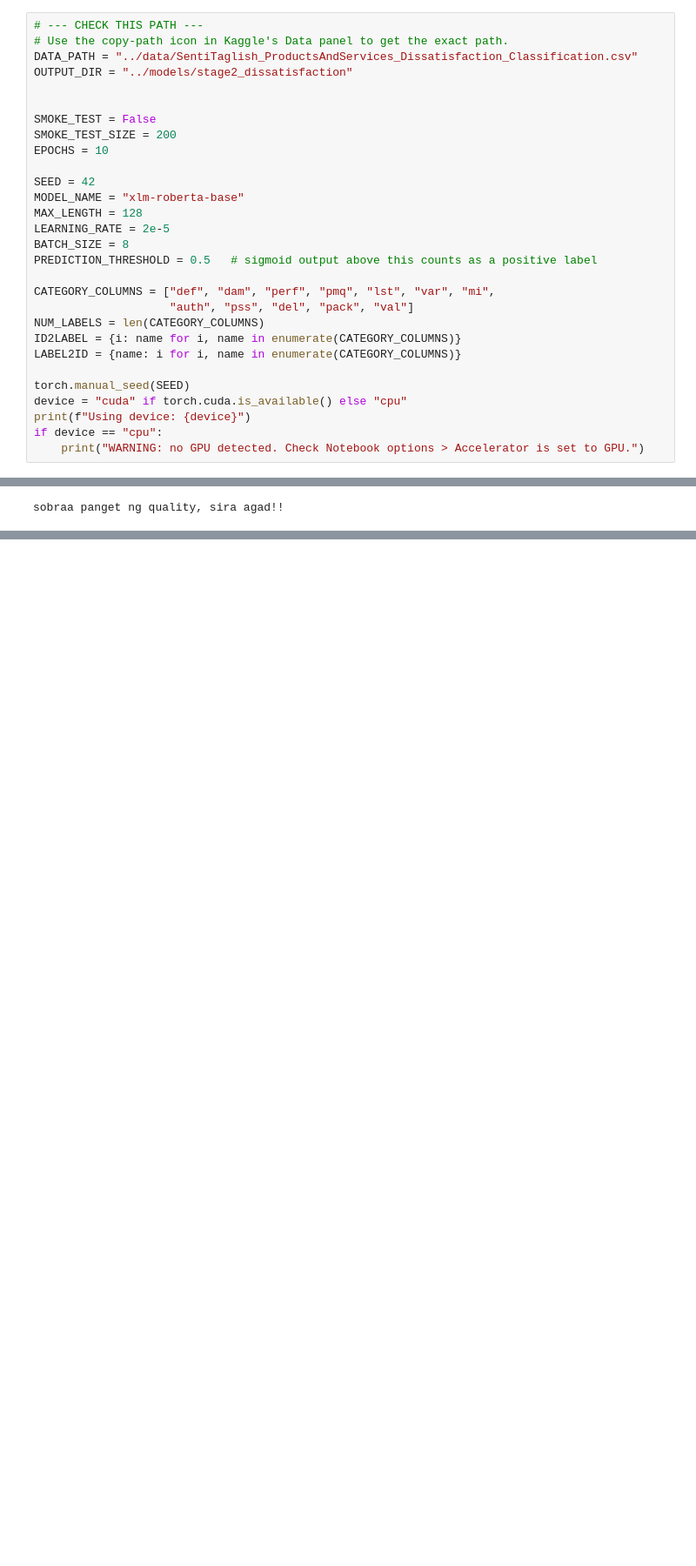
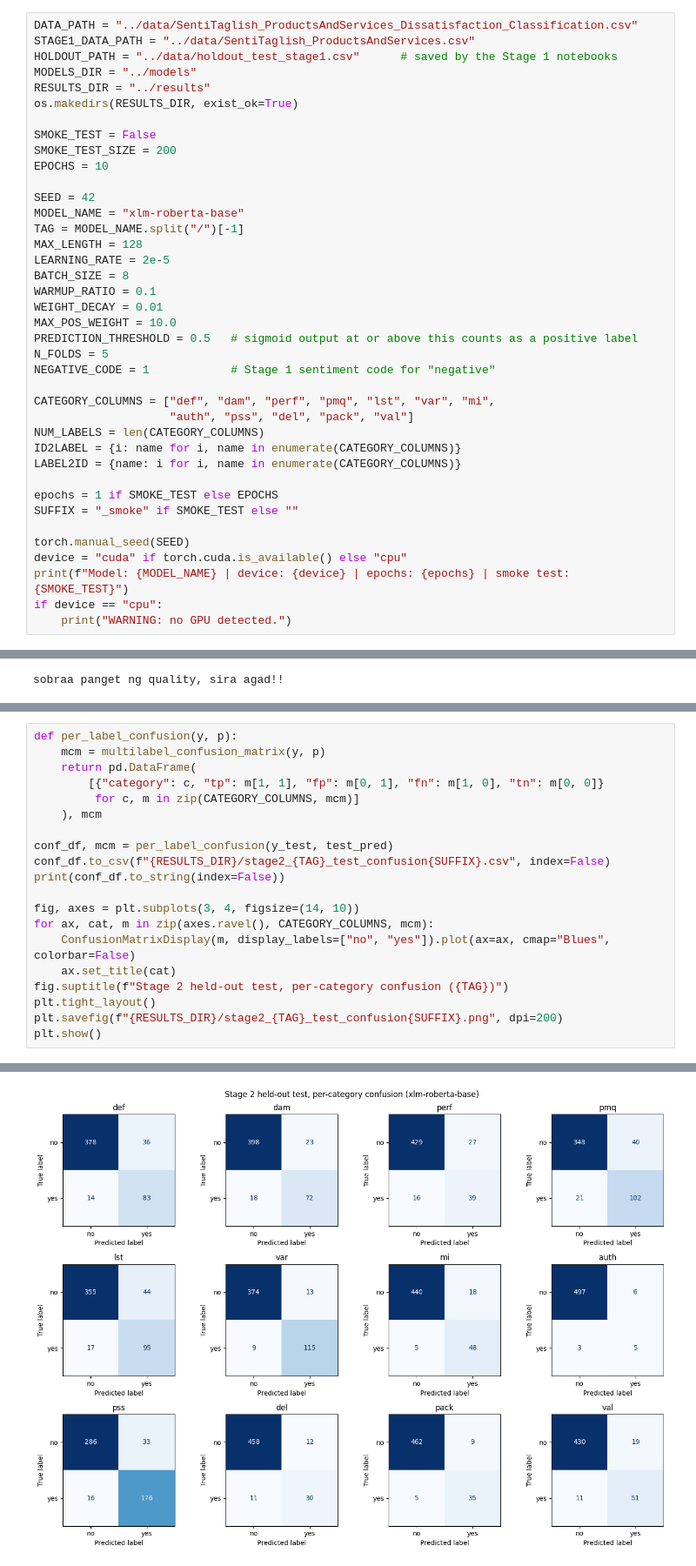
Before and after one commit to jejeyalung/THESIS-QUADB, a Jupyter notebook: notebooks/stage-2-dissatisfaction-classification - XLMR.ipynb, the cells around one changed output, grey strips where cells are left out. Shown at 87% size. Saved outputs shown, nothing was run; the diff lists cells and outputs as text; blank space fills up the shorter version.

Commit message:
Revised Stage 2: holdout-negative test set, final models, corrected t-test + Holm, per-category confusion

```diff
--- a/notebooks/stage-2-dissatisfaction-classification - XLMR.ipynb
+++ b/notebooks/stage-2-dissatisfaction-classification - XLMR.ipynb
@@ -112,11 +71,12 @@ Attention implementation: sdpa
 # %% [markdown]
 ## 2. Config
 # %%
-# --- CHECK THIS PATH ---
-# Use the copy-path icon in Kaggle's Data panel to get the exact path.
 DATA_PATH = "../data/SentiTaglish_ProductsAndServices_Dissatisfaction_Classification.csv"
-OUTPUT_DIR = "../models/stage2_dissatisfaction"
-
+STAGE1_DATA_PATH = "../data/SentiTaglish_ProductsAndServices.csv"
+HOLDOUT_PATH = "../data/holdout_test_stage1.csv"      # saved by the Stage 1 notebooks
+MODELS_DIR = "../models"
+RESULTS_DIR = "../results"
+os.makedirs(RESULTS_DIR, exist_ok=True)
 
 SMOKE_TEST = False
 SMOKE_TEST_SIZE = 200
@@ -124,10 +84,16 @@ EPOCHS = 10
 
 SEED = 42
 MODEL_NAME = "xlm-roberta-base"
+TAG = MODEL_NAME.split("/")[-1]
 MAX_LENGTH = 128
 LEARNING_RATE = 2e-5
 BATCH_SIZE = 8
-PREDICTION_THRESHOLD = 0.5   # sigmoid output above this counts as a positive label
+WARMUP_RATIO = 0.1
+WEIGHT_DECAY = 0.01
+MAX_POS_WEIGHT = 10.0
+PREDICTION_THRESHOLD = 0.5   # sigmoid output at or above this counts as a positive label
+N_FOLDS = 5
+NEGATIVE_CODE = 1            # Stage 1 sentiment code for "negative"
 
 CATEGORY_COLUMNS = ["def", "dam", "perf", "pmq", "lst", "var", "mi",
                     "auth", "pss", "del", "pack", "val"]
@@ -135,9 +101,12 @@ NUM_LABELS = len(CATEGORY_COLUMNS)
 ID2LABEL = {i: name for i, name in enumerate(CATEGORY_COLUMNS)}
 LABEL2ID = {name: i for i, name in enumerate(CATEGORY_COLUMNS)}
 
+epochs = 1 if SMOKE_TEST else EPOCHS
+SUFFIX = "_smoke" if SMOKE_TEST else ""
+
 torch.manual_seed(SEED)
 device = "cuda" if torch.cuda.is_available() else "cpu"
-print(f"Using device: {device}")
+print(f"Model: {MODEL_NAME} | device: {device} | epochs: {epochs} | smoke test: {SMOKE_TEST}")
 if device == "cpu":
-    print("WARNING: no GPU detected. Check Notebook options > Accelerator is set to GPU.")
+    print("WARNING: no GPU detected.")
 # %% [output]
@@ -428,0 +497,21 @@ Notes:
+# %%
+def per_label_confusion(y, p):
+    mcm = multilabel_confusion_matrix(y, p)
+    return pd.DataFrame(
+        [{"category": c, "tp": m[1, 1], "fp": m[0, 1], "fn": m[1, 0], "tn": m[0, 0]}
+         for c, m in zip(CATEGORY_COLUMNS, mcm)]
+    ), mcm
+
+conf_df, mcm = per_label_confusion(y_test, test_pred)
+conf_df.to_csv(f"{RESULTS_DIR}/stage2_{TAG}_test_confusion{SUFFIX}.csv", index=False)
+print(conf_df.to_string(index=False))
+
+fig, axes = plt.subplots(3, 4, figsize=(14, 10))
+for ax, cat, m in zip(axes.ravel(), CATEGORY_COLUMNS, mcm):
+    ConfusionMatrixDisplay(m, display_labels=["no", "yes"]).plot(ax=ax, cmap="Blues", colorbar=False)
+    ax.set_title(cat)
+fig.suptitle(f"Stage 2 held-out test, per-category confusion ({TAG})")
+plt.tight_layout()
+plt.savefig(f"{RESULTS_DIR}/stage2_{TAG}_test_confusion{SUFFIX}.png", dpi=200)
+plt.show()
+# %% [output]
@@ -428,0 +531 @@ Notes:
+[figure, added]
```
Also changed, not shown: parts of 24 cells of this notebook, 19 other files.
